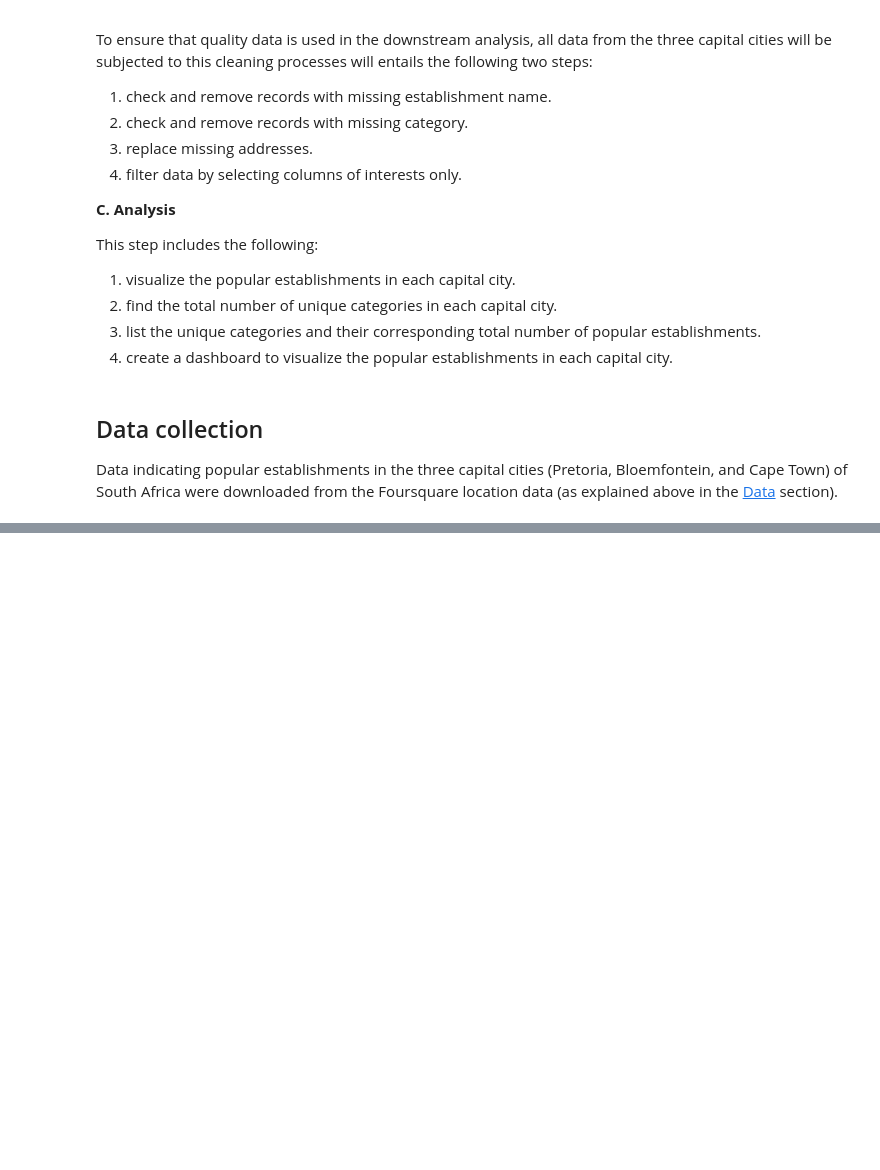
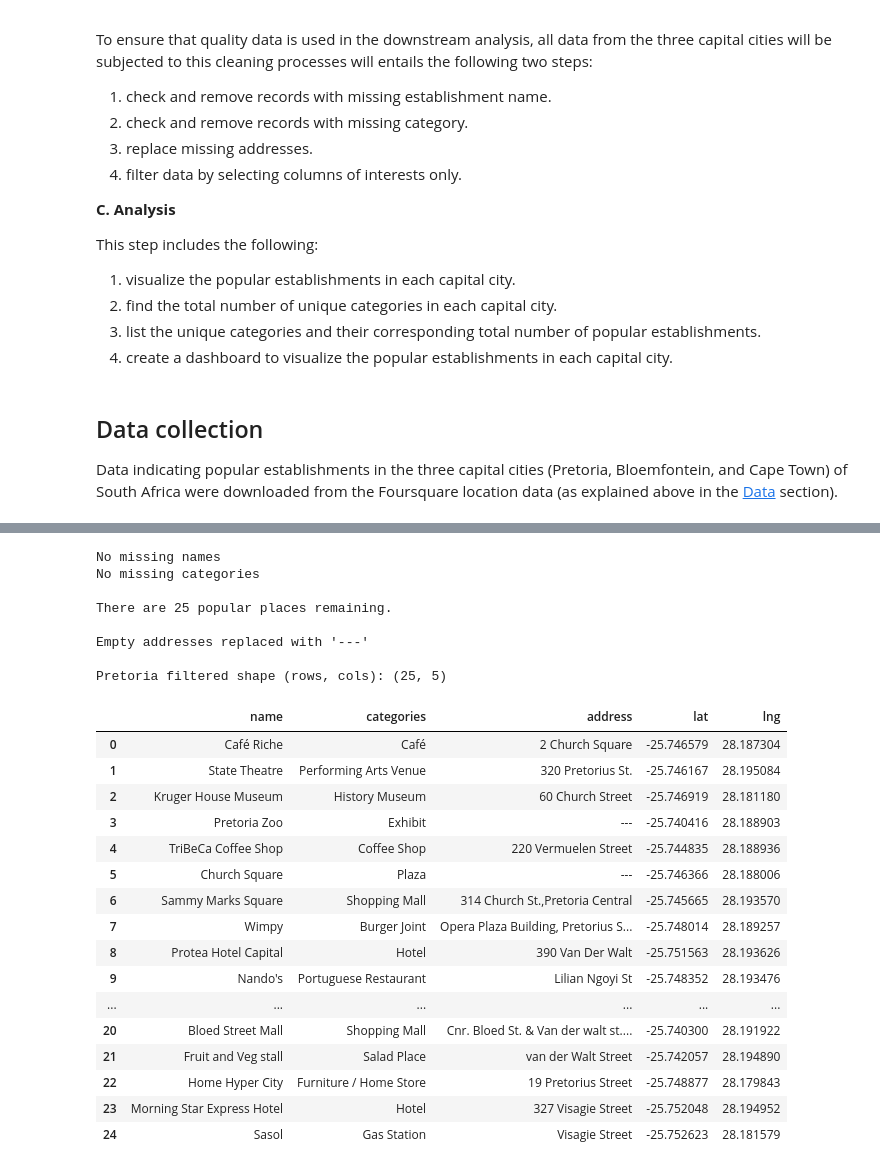
Before and after one commit to Reb-one/Coursera_Capstone, a Jupyter notebook: Trial.ipynb, the cells around one changed output, grey strips where cells are left out. Drawn from its saved outputs; the diff is of its cells as text; code cells hidden in the pictures; blank space fills up the shorter version.

```diff
--- a/Trial.ipynb
+++ b/Trial.ipynb
@@ -64,0 +251,57 @@ Data indicating popular establishments in the three capital cities (Pretoria, Bl
+# %%
+def remove_and_replace(df, capital_city_name):
+
+    #1. check and remove records with missing establishment name
+    missing_names = df[df['name'].isnull()].index.tolist() #getting the index of the row with a missing name
+    if (len(missing_names) > 0): #drop the rows
+        print("Remove the following " + str(len(missing_names)) + " rows: " + str(missing_names))
+        df.drop(df.index[missing_names], inplace=True)
+    else:
+        print("No missing names")
+
+    #2. check and remove records with missing category
+    missing_categories = df[df['categories'].isnull()].index.tolist() #getting the index of the row with a missing category
+    if (len(missing_categories) > 0): #drop the rows
+        print("Remove the following " + str(len(missing_categories)) + " rows: " + str(missing_categories))
+        df.drop(df.index[missing_categories], inplace=True)
+    else:
+        print("No missing categories")
+
+    print('\nThere are {} popular places remaining.'.format(df.shape[0]))
+
+    #3. replace missing addresses
+    df['address'] = df['address'].replace(np.nan, '---', regex=True)
+    print("\nEmpty addresses replaced with '---'")
+
+    return df[['name', 'categories', 'address', 'lat', 'lng']] #4. return filtered df
+# %%
+#pretoria
+pta_filtered = remove_and_replace(pta_data, "Pretoria")
+print("\nPretoria filtered shape (rows, cols):", pta_filtered.shape)
+pta_filtered
+# %% [output]
+No missing names
+No missing categories
+
+There are 25 popular places remaining.
+
+Empty addresses replaced with '---'
+
+Pretoria filtered shape (rows, cols): (25, 5)
+|  | name | categories | address | lat | lng |
+| 0 | Café Riche | Café | 2 Church Square | -25.746579 | 28.187304 |
+| 1 | State Theatre | Performing Arts Venue | 320 Pretorius St. | -25.746167 | 28.195084 |
+| 2 | Kruger House Museum | History Museum | 60 Church Street | -25.746919 | 28.181180 |
+| 3 | Pretoria Zoo | Exhibit | --- | -25.740416 | 28.188903 |
+| 4 | TriBeCa Coffee Shop | Coffee Shop | 220 Vermuelen Street | -25.744835 | 28.188936 |
+| 5 | Church Square | Plaza | --- | -25.746366 | 28.188006 |
+| 6 | Sammy Marks Square | Shopping Mall | 314 Church St.,Pretoria Central | -25.745665 | 28.193570 |
+| 7 | Wimpy | Burger Joint | Opera Plaza Building, Pretorius S... | -25.748014 | 28.189257 |
+| 8 | Protea Hotel Capital | Hotel | 390 Van Der Walt | -25.751563 | 28.193626 |
+| 9 | Nando's | Portuguese Restaurant | Lilian Ngoyi St | -25.748352 | 28.193476 |
+| ... | ... | ... | ... | ... | ... |
+| 20 | Bloed Street Mall | Shopping Mall | Cnr. Bloed St. & Van der walt st.... | -25.740300 | 28.191922 |
+| 21 | Fruit and Veg stall | Salad Place | van der Walt Street | -25.742057 | 28.194890 |
+| 22 | Home Hyper City | Furniture / Home Store | 19 Pretorius Street | -25.748877 | 28.179843 |
+| 23 | Morning Star Express Hotel | Hotel | 327 Visagie Street | -25.752048 | 28.194952 |
+| 24 | Sasol | Gas Station | Visagie Street | -25.752623 | 28.181579 |
```
Also changed, not shown: parts of 11 cells of this notebook.
